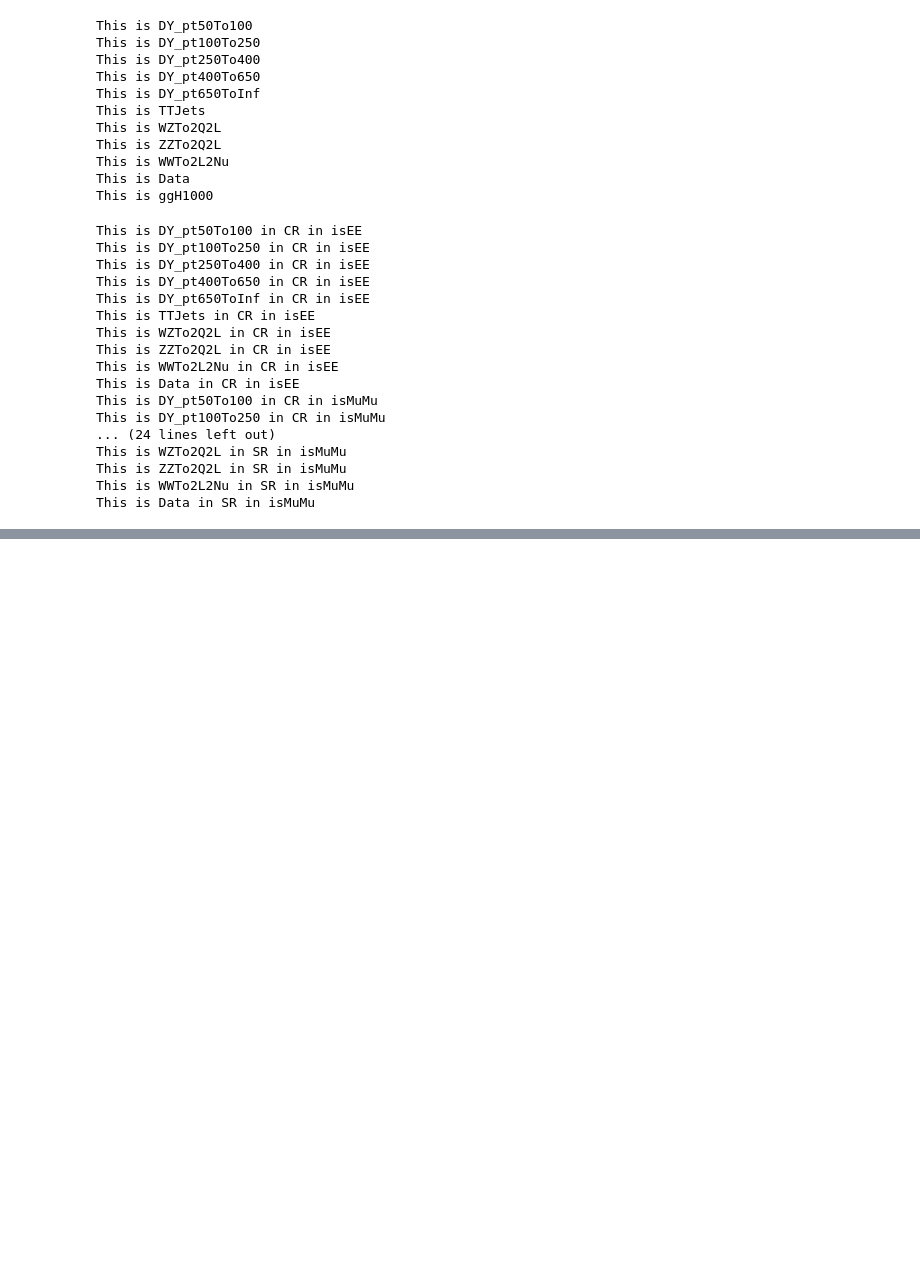
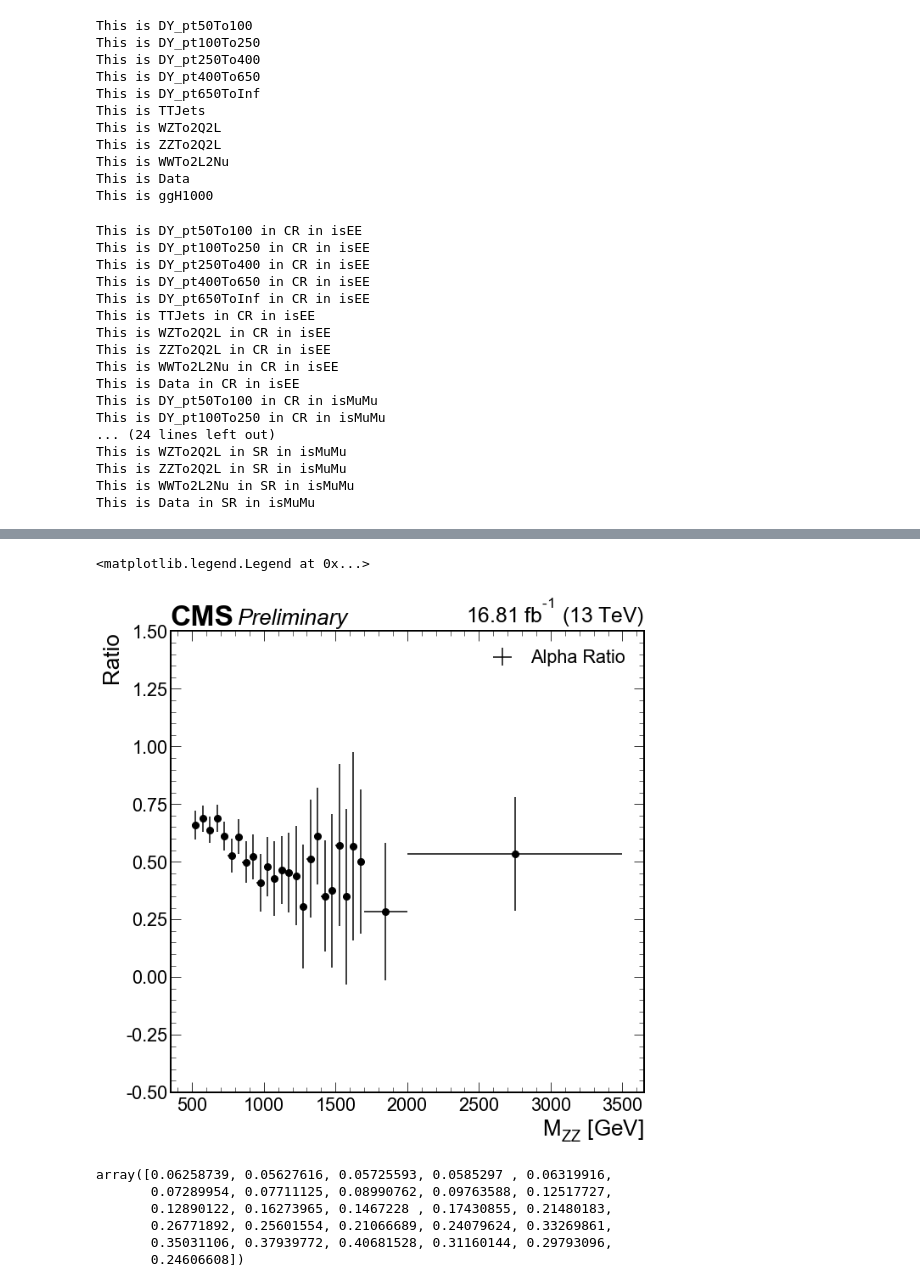
Before and after one commit to jialin-guo1/HZZAnalysis, a Jupyter notebook: BackgroundEstimation/AlphaProducer.ipynb, the cells around one changed output, grey strips where cells are left out. Saved outputs shown, nothing was run; the diff lists cells and outputs as text; code cells hidden in the pictures; blank space fills up the shorter version.

```diff
--- a/BackgroundEstimation/AlphaProducer.ipynb
+++ b/BackgroundEstimation/AlphaProducer.ipynb
@@ -285,0 +366,37 @@ Fill done
+# %%
+x_axis = np.append(massZZ_low_bins,massZZ_high_bins)
+#width = 0.15  # the width of the bars
+x_pos = []
+y_val = []
+x_err = []
+y_err = []
+f, ax = plt.subplots(figsize=(10, 10))
+hep.cms.label(data=True, llabel='Preliminary', year=lumi[year], ax=ax, rlabel=r'%s $fb^{-1}$ (13 TeV)' %lumi[year], fontname='sans-serif')
+for i in range(0,len(x_axis)-1):
+    x = (x_axis[i]+x_axis[i+1])/2
+    x_pos.append(x)
+    y = alpha[i]
+    y_val.append(y)
+    xerr = (x_axis[i+1]-x_axis[i])/2
+    x_err.append(xerr)
+    yerr = alpha_err[i]
+    y_err.append(yerr)
+    ax.plot(x,y,'o', markersize=8 ,color='black')
+ax.errorbar(x_pos,y_val,xerr=x_err,yerr=y_err,elinewidth = 1.5,linestyle='none',color='black',label = 'Alpha Ratio')
+
+ax.set_xlabel(r'$M_{ZZ}$ [GeV]', ha='right', x=1.0); ax.set_ylabel('Ratio', ha='right', y=1.0)
+ax.set_ylim(-0.5, 1.5)
+ax.text(0.05, 0.92, 'plot_text', transform=ax.transAxes, fontweight='bold')
+ax.legend(loc='upper right')
+# %% [output]
+<matplotlib.legend.Legend at 0x...>
+[figure, added]
+# %%
+alpha_err
+# %% [output]
+array([0.06258739, 0.05627616, 0.05725593, 0.0585297 , 0.06319916,
+       0.07289954, 0.07711125, 0.08990762, 0.09763588, 0.12517727,
+       0.12890122, 0.16273965, 0.1467228 , 0.17430855, 0.21480183,
+       0.26771892, 0.25601554, 0.21066689, 0.24079624, 0.33269861,
+       0.35031106, 0.37939772, 0.40681528, 0.31160144, 0.29793096,
+       0.24606608])
```
Also changed, not shown: parts of 5 cells of this notebook, 4 other files.
